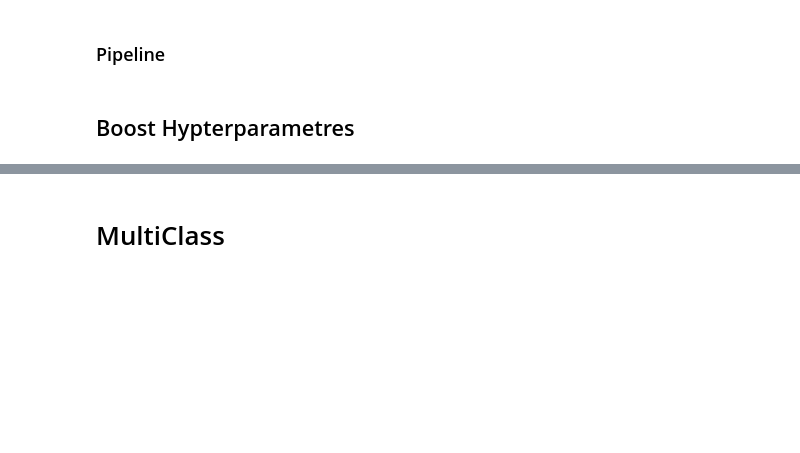
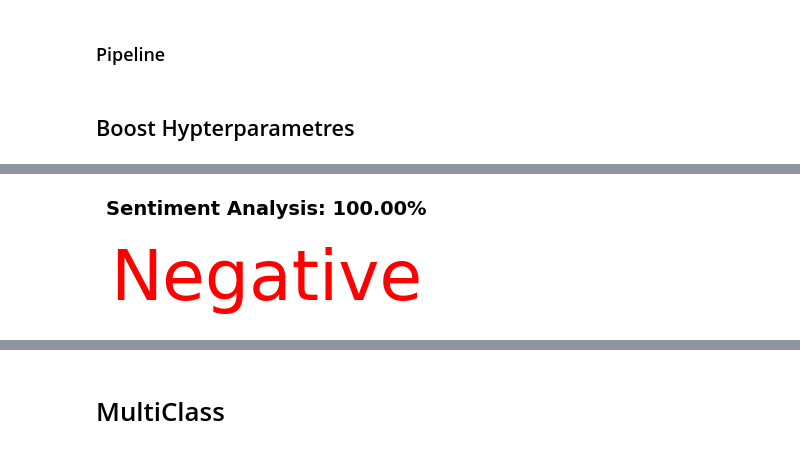
Before and after one commit to rvanguita/Brazilian_E-Commerce, a Jupyter notebook: main.ipynb, the cells around one changed output, grey strips where cells are left out. Saved outputs shown, nothing was run; the diff lists cells and outputs as text; code cells hidden in the pictures; blank space fills up the shorter version.

Commit message:
Pipeline multiclass

```diff
--- a/main.ipynb
+++ b/main.ipynb
@@ -330,6 +286,8 @@ select_model = 'tfidf_binary' #  bert_binary
 
 trained_pipeline = joblib.load(f"{folder}pipeline_{select_model}.joblib")
 # %%
-comment = 'Péssimo produto! Não compro nessa loja, a entrega atrasou e custou muito dinheiro!'
-plot_sentiment_prediction(comment, trained_pipeline)
+# comment = 'Péssimo produto! Não compro nessa loja, a entrega atrasou e custou muito dinheiro!'
+# plot_sentiment_prediction(comment, trained_pipeline)
+# %% [output]
+[figure, added]
 # %%
```
Also changed, not shown: parts of 35 cells of this notebook, 6 other files.
